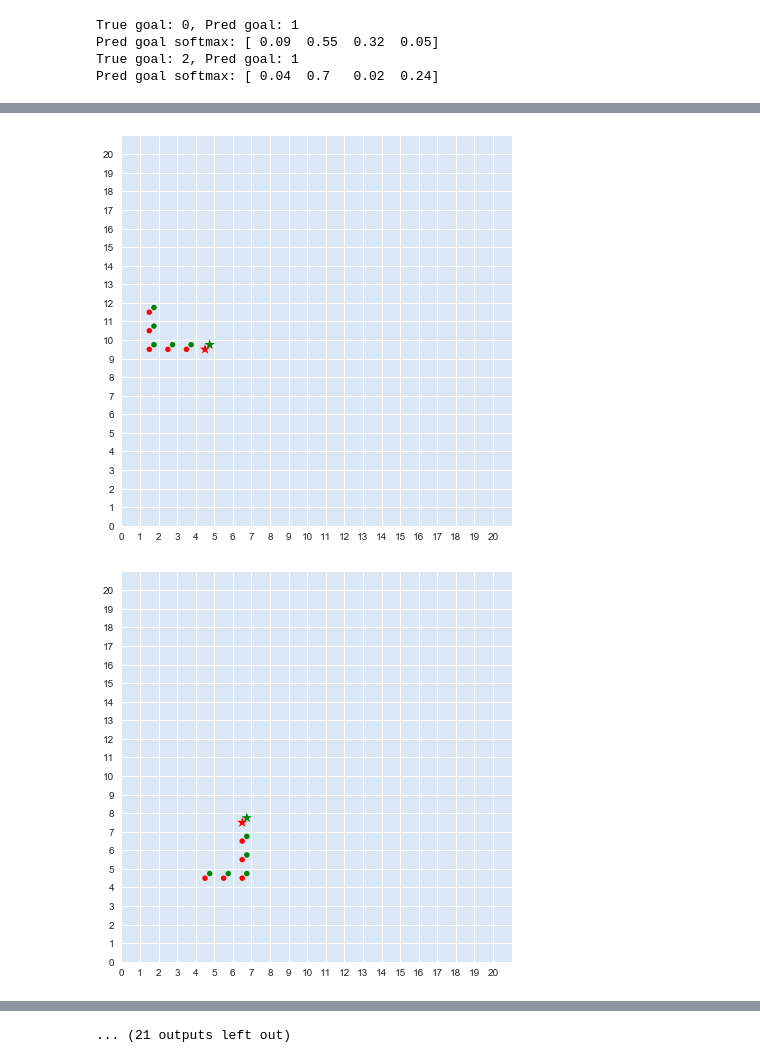
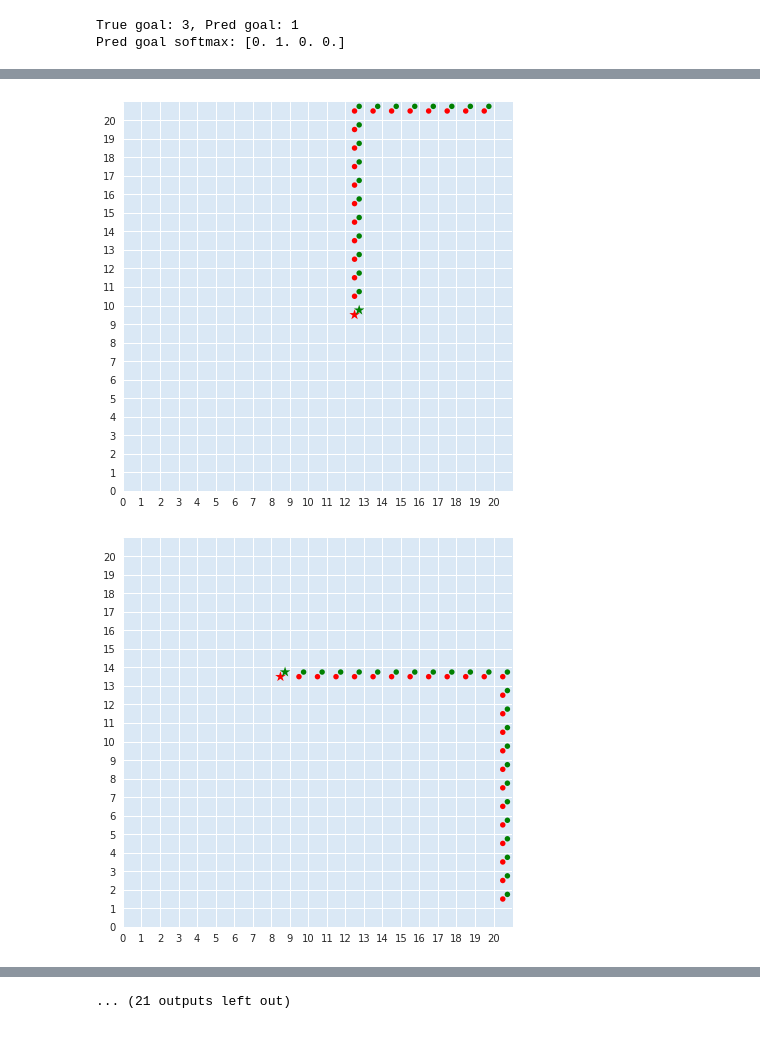
Before and after one commit to sharma-arjun/DirectedInfo-GAIL, a Jupyter notebook: plots/plot_trajectories.ipynb, the cells around one changed output, grey strips where cells are left out. Saved outputs shown, nothing was run; the diff lists cells and outputs as text; code cells hidden in the pictures.

Commit message:
update plots.

```diff
--- a/plots/plot_trajectories.ipynb
+++ b/plots/plot_trajectories.ipynb
@@ -166,6 +166,11 @@ def plot_pickle_results(results_pkl_path, num_traj_to_plot=10):
                 x_pred = results_dict['pred_traj'][traj_idx][j][0].tolist()
                 true_traj.append(x_true)
                 pred_traj.append(x_pred)
+            '''
+            print("True traj: {}, pred traj: {}".format(len(true_traj), len(pred_traj)))
+            if x_true != x_pred:
+                pdb.set_trace()
+            '''
 
             # Plot trajectory
             plot_trajectory(np.array(true_traj),
@@ -175,10 +180,8 @@ def plot_pickle_results(results_pkl_path, num_traj_to_plot=10):
                             figsize=(6, 6))
 
 
-plot_pickle_results('/tmp/mohit_please_work_2/results_cp_60.pkl',
+plot_pickle_results('../results/diverse_traj/results_correct_meeting/results_cp_700.pkl',
                     num_traj_to_plot=30)
 # %% [output]
-True goal: 0, Pred goal: 1
-Pred goal softmax: [ 0.09  0.55  0.32  0.05]
-True goal: 2, Pred goal: 1
-Pred goal softmax: [ 0.04  0.7   0.02  0.24]
+True goal: 3, Pred goal: 1
+Pred goal softmax: [0. 1. 0. 0.]
@@ -224,2 +227,2 @@ Pred goal softmax: [ 0.08  0.58  0.29  0.05]
-[figure, old version]
+[figure, new version]
-[figure, old version]
+[figure, new version]
```
Also changed, not shown: parts of 2 cells of this notebook.
